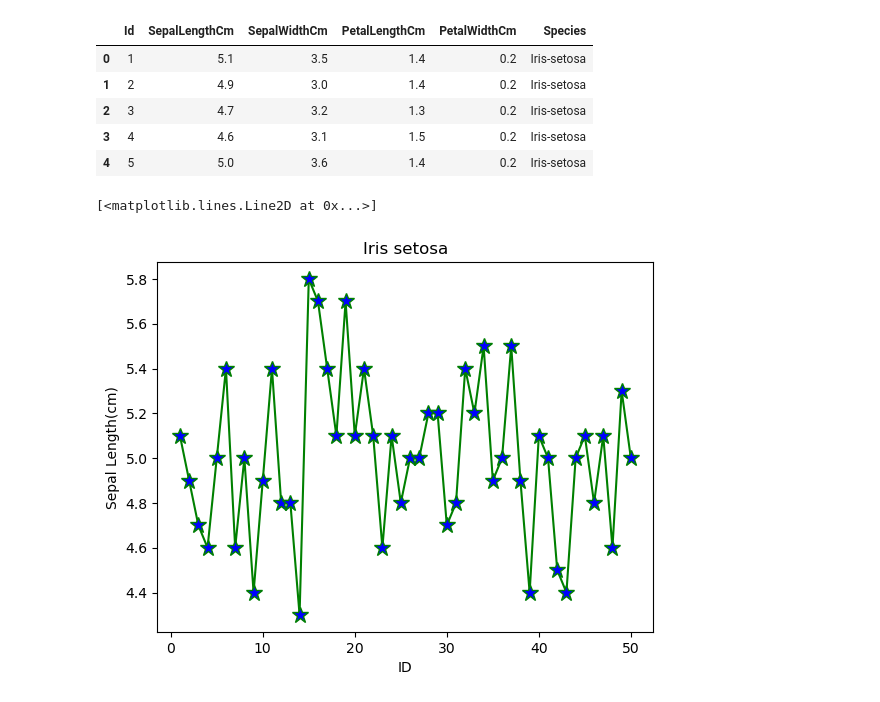
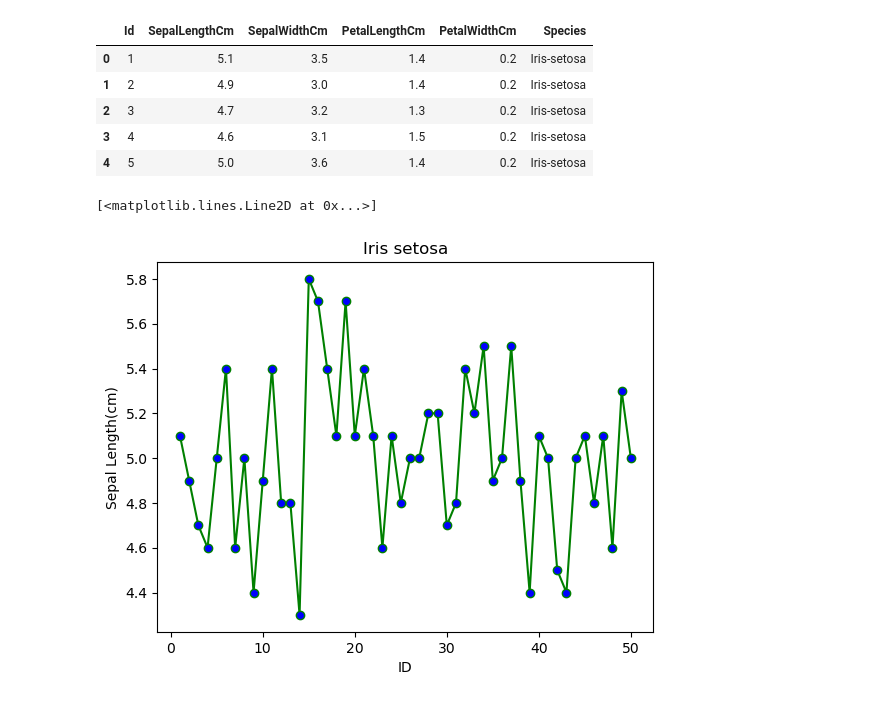
Before and after one commit to Mahaprasad003/Code-stuff, a Jupyter notebook: DA Lab/Data viz/dataviz.ipynb, the cells around one changed output. Saved outputs shown, nothing was run; the diff lists cells and outputs as text; code cells hidden in the pictures.

```diff
--- a/DA Lab/Data viz/dataviz.ipynb
+++ b/DA Lab/Data viz/dataviz.ipynb
@@ -93,11 +93,11 @@ SepalLengthList = iris_setosa_df['SepalLengthCm']
 # %%
 plt.xlabel("ID")
 plt.ylabel("Sepal Length(cm)")
 plt.title("Iris setosa")
 
 plt.plot(idOfFlower, SepalLengthList, color = 'green',
-        linestyle = 'solid', marker = '*',
+        linestyle = 'solid', marker = '.',
         markerfacecolor = 'blue', markersize = 12)
 # %% [output]
 [<matplotlib.lines.Line2D at 0x...>]
-[figure, old version]
+[figure, new version]
```
Also changed, not shown: 11 other files.
